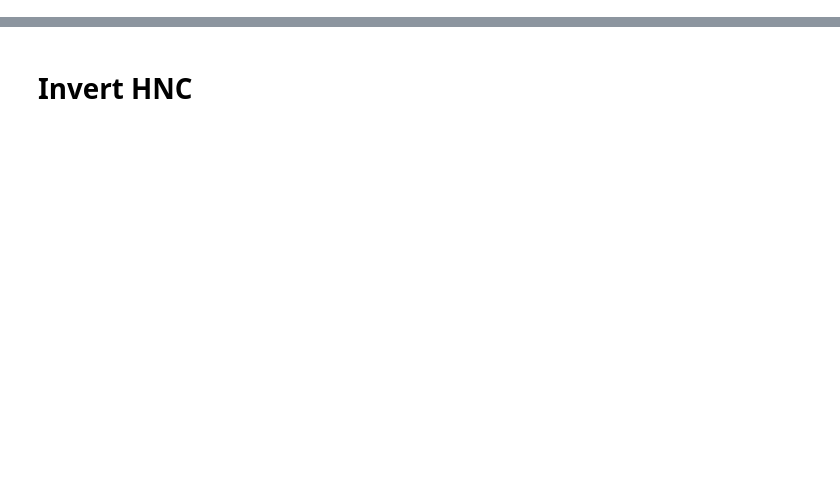
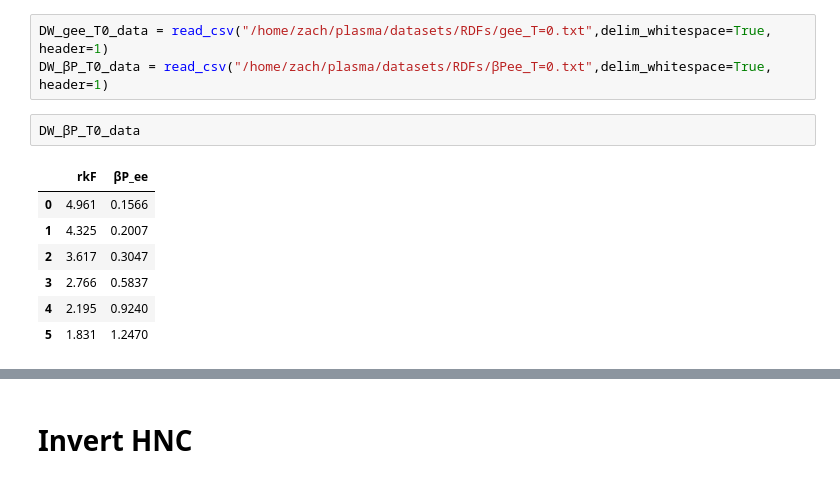
Before and after one commit to ZachAJohnson/hnc, a Jupyter notebook: QSP_HNC_Two_Electrons.ipynb, the cells around one changed output, grey strips where cells are left out. Cells and saved outputs as stored; diff of their text form; blank space fills up the shorter version.

```diff
--- a/QSP_HNC_Two_Electrons.ipynb
+++ b/QSP_HNC_Two_Electrons.ipynb
@@ -107 +133,14 @@ f_of_k = 1/(  1+np.exp((hnc1.k_array/qsp.ri)**2/(2*m_e*T) - η) )
+# %%
+DW_gee_T0_data = read_csv("/home/zach/plasma/datasets/RDFs/gee_T=0.txt",delim_whitespace=True, header=1)
+DW_βP_T0_data = read_csv("/home/zach/plasma/datasets/RDFs/βPee_T=0.txt",delim_whitespace=True, header=1)
+# %%
+DW_βP_T0_data
+# %% [output]
+|  | rkF | βP_ee |
+| 0 | 4.961 | 0.1566 |
+| 1 | 4.325 | 0.2007 |
+| 2 | 3.617 | 0.3047 |
+| 3 | 2.766 | 0.5837 |
+| 4 | 2.195 | 0.9240 |
+| 5 | 1.831 | 1.2470 |
 # %%
```
Also changed, not shown: parts of 17 cells of this notebook, 4 other files.
